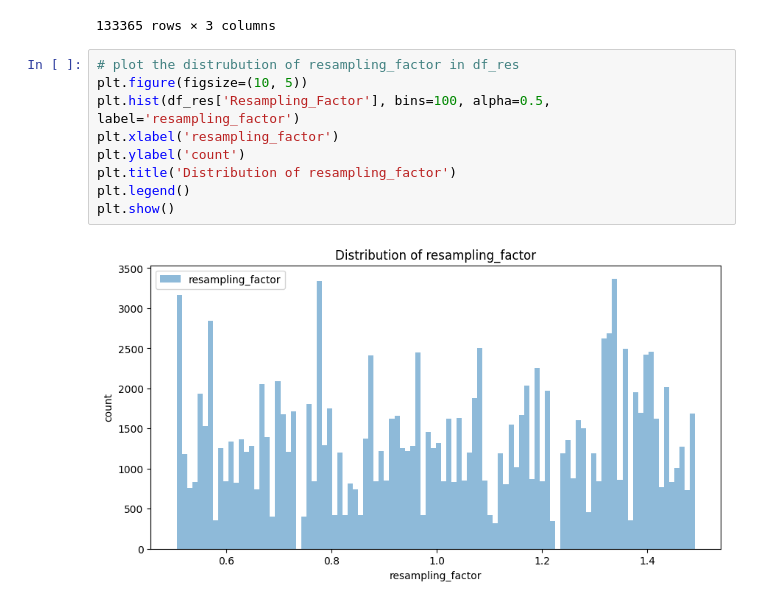
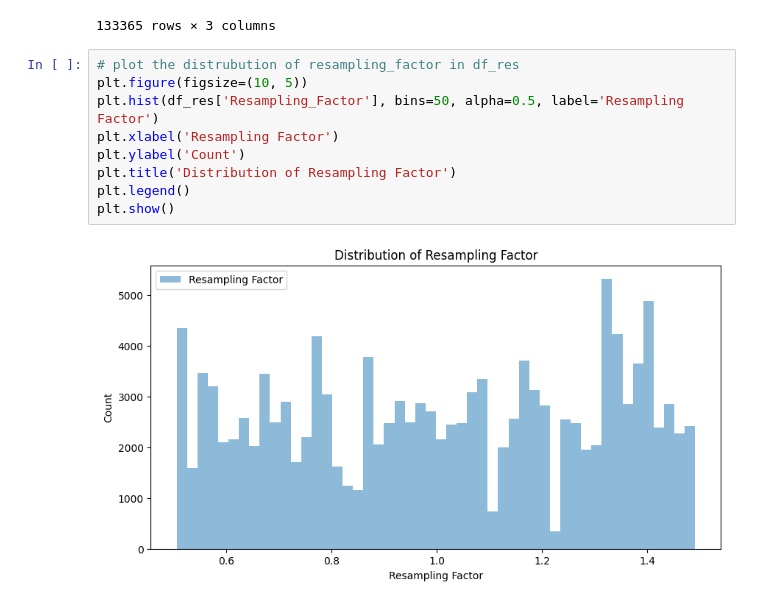
Before and after one commit to mariapolak/SMC10, a Jupyter notebook: plot_augmentation.ipynb, the cells around one changed output. Drawn from its saved outputs; the diff is of its cells as text.

```diff
--- a/plot_augmentation.ipynb
+++ b/plot_augmentation.ipynb
@@ -72,13 +72,13 @@ df_pstsm
 # %%
 # plot the distrubution of resampling_factor in df_res
 plt.figure(figsize=(10, 5))
-plt.hist(df_res['Resampling_Factor'], bins=100, alpha=0.5, label='resampling_factor')
-plt.xlabel('resampling_factor')
-plt.ylabel('count')
-plt.title('Distribution of resampling_factor')
+plt.hist(df_res['Resampling_Factor'], bins=50, alpha=0.5, label='Resampling Factor')
+plt.xlabel('Resampling Factor')
+plt.ylabel('Count')
+plt.title('Distribution of Resampling Factor')
 plt.legend()
 plt.show()
 # %% [output]
-[figure, old version]
+[figure, new version]
 # %%
 plt.figure(figsize=(10, 5))
```
Also changed, not shown: parts of 2 cells of this notebook, 4 other files.
